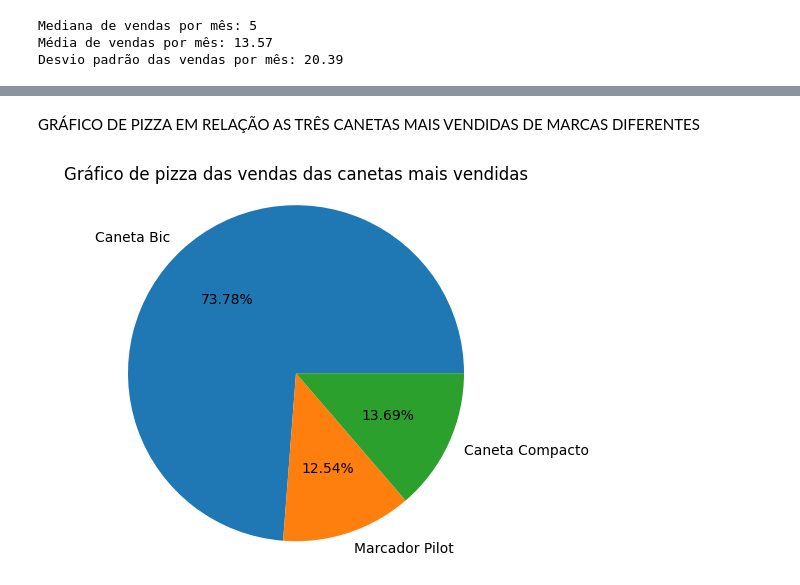
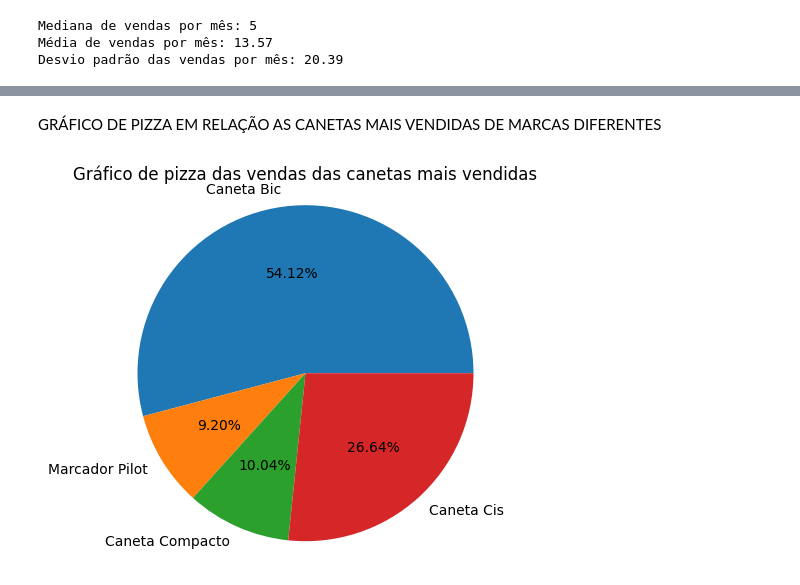
Before and after one commit to brasilicioh/statisticsMath, a Jupyter notebook: PygeralAnalysis.ipynb, the cells around one changed output, grey strips where cells are left out. Cells and saved outputs as stored; diff of their text form; code cells hidden in the pictures.

Commit message:
adicionando a caneta cis

```diff
--- a/PygeralAnalysis.ipynb
+++ b/PygeralAnalysis.ipynb
@@ -385,12 +412,18 @@ Desvio padrão das vendas por mês: 20.39
 # %% [markdown]
-GRÁFICO DE PIZZA EM RELAÇÃO AS TRÊS CANETAS MAIS VENDIDAS DE MARCAS DIFERENTES
+GRÁFICO DE PIZZA EM RELAÇÃO AS CANETAS MAIS VENDIDAS DE MARCAS DIFERENTES
 # %%
-vendasCanetas = [csv[csv["Descricao"] == "CANETA BIC CRISTAL AZ"].values[0][1], csv[csv["Descricao"] == "MARCADOR RETRO PROJETOR1"].values[0][1], csv[csv["Descricao"] == "CANETA COMPACTOR ECONOMI"].values[0][1]]
-nomes = ["Caneta Bic", "Marcador Pilot", "Caneta Compacto"]
+vendasCanetas = [
+    csv[csv["Descricao"] == "CANETA BIC CRISTAL AZ"].values[0][1],
+    csv[csv["Descricao"] == "MARCADOR RETRO PROJETOR1"].values[0][1],
+    csv[csv["Descricao"] == "CANETA COMPACTOR ECONOMI"].values[0][1],
+    csv[csv["Descricao"] == "CANETE CIS SPIRO 07MM SO"].values[0][1]
+    ]
+
+nomes = ["Caneta Bic", "Marcador Pilot", "Caneta Compacto", "Caneta Cis"]
 
 plt.pie(vendasCanetas, labels=nomes, autopct="%1.2f%%")
 plt.title("Gráfico de pizza das vendas das canetas mais vendidas")
 plt.axis("equal")
 plt.show()
 # %% [output]
-[figure, old version]
+[figure, new version]
```
Also changed, not shown: parts of 4 cells of this notebook.
